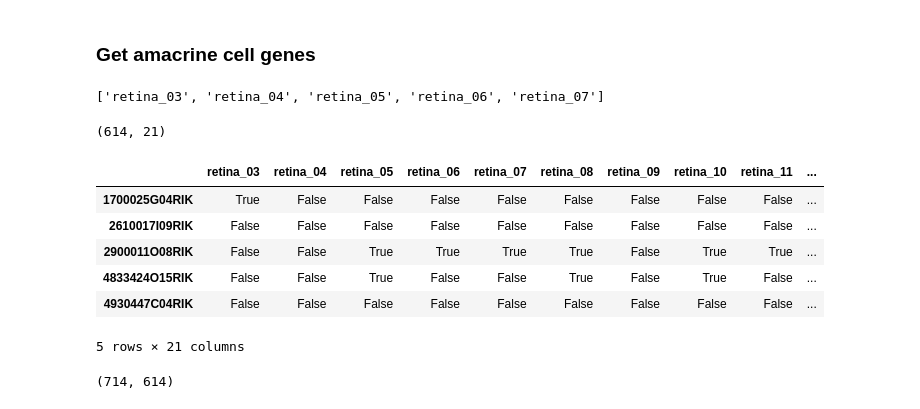
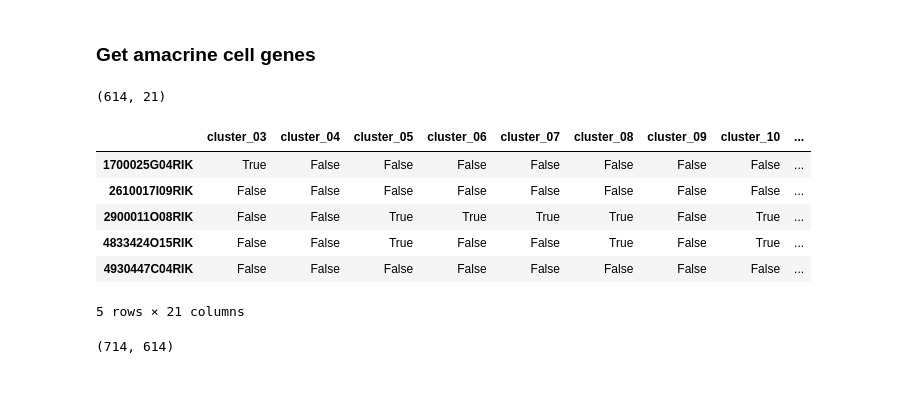
Before and after one commit to olgabot/macosko2015, a Jupyter notebook: notebooks/05_make_rentina_subsets_for_teaching.ipynb, the cells around one changed output. Cells and saved outputs as stored; diff of their text form; code cells hidden in the pictures.

```diff
--- a/notebooks/05_make_rentina_subsets_for_teaching.ipynb
+++ b/notebooks/05_make_rentina_subsets_for_teaching.ipynb
@@ -163,5 +149,10 @@ gene_metadata = pd.read_csv(csv, index_col=0)
 
 # Remove the index name because it causes problems
 gene_metadata.index.name = None
+
+# For the purposes of teaching, we'll rename "retina" to "cluster" so
+# it's consistent with the cell metadata
+gene_metadata.columns = [x.replace('retina', 'cluster')
+                         for x in gene_metadata]
 gene_metadata.head()
 # %% [output]
@@ -510,23 +480,18 @@ cell_metadata_amacrine.head()
 # %% [markdown]
 ### Get amacrine cell genes
-# %%
-amacrine_retina = [x.replace('cluster', 'retina') for x in amacrine_clusters]
-amacrine_retina[:5]
-# %% [output]
-['retina_03', 'retina_04', 'retina_05', 'retina_06', 'retina_07']
 # %%
-gene_metadata_amacrine = gene_metadata[amacrine_retina]
+gene_metadata_amacrine = gene_metadata[amacrine_clusters]
 gene_metadata_amacrine = gene_metadata_amacrine.loc[gene_metadata_amacrine.any(axis=1)]
 print(gene_metadata_amacrine.shape)
 gene_metadata_amacrine.head()
 # %% [output]
 (614, 21)
-|  | retina_03 | retina_04 | retina_05 | retina_06 | retina_07 | retina_08 | retina_09 | retina_10 | retina_11 | ... |
-| 1700025G04RIK | True | False | False | False | False | False | False | False | False | ... |
-| 2610017I09RIK | False | False | False | False | False | False | False | False | False | ... |
-| 2900011O08RIK | False | False | True | True | True | True | False | True | True | ... |
-| 4833424O15RIK | False | False | True | False | False | True | False | True | False | ... |
-| 4930447C04RIK | False | False | False | False | False | False | False | False | False | ... |
+|  | cluster_03 | cluster_04 | cluster_05 | cluster_06 | cluster_07 | cluster_08 | cluster_09 | cluster_10 | ... |
+| 1700025G04RIK | True | False | False | False | False | False | False | False | ... |
+| 2610017I09RIK | False | False | False | False | False | False | False | False | ... |
+| 2900011O08RIK | False | False | True | True | True | True | False | True | ... |
+| 4833424O15RIK | False | False | True | False | False | True | False | True | ... |
+| 4930447C04RIK | False | False | False | False | False | False | False | False | ... |
 5 rows × 21 columns
 # %%
 table1_amacrine_cells_genes = table1_amacrine_cells[gene_metadata_amacrine.index]
```
Also changed, not shown: parts of 30 cells of this notebook, 1 other file.
